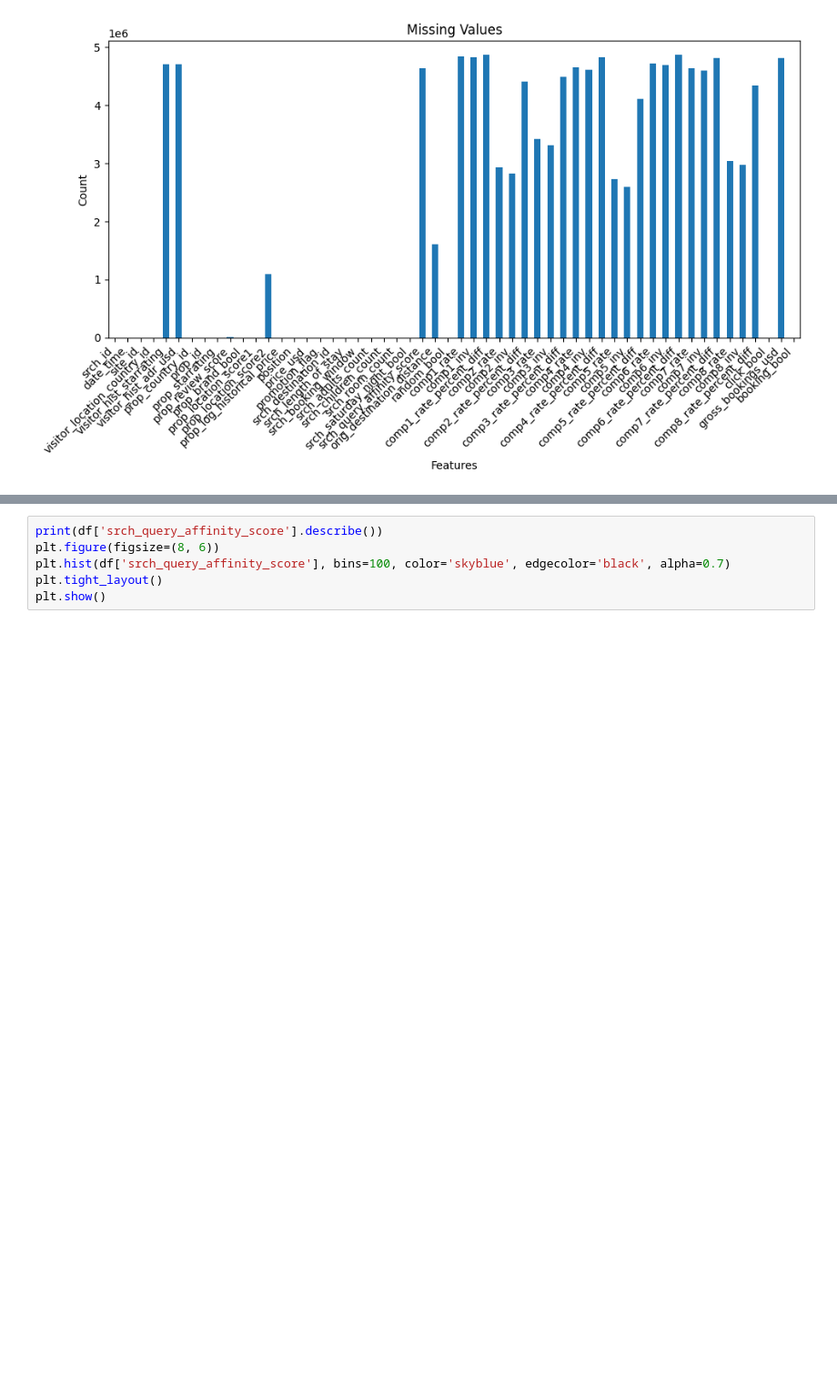
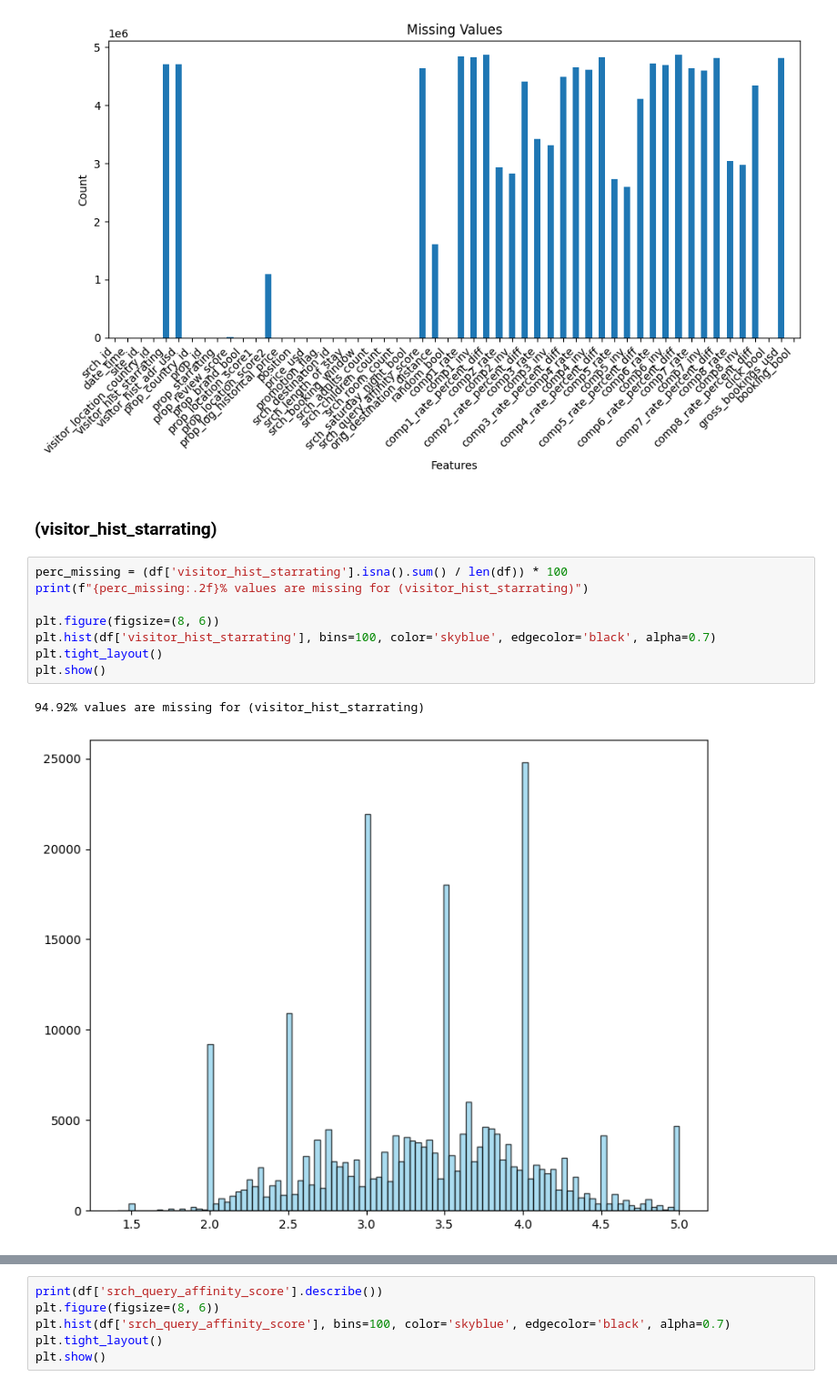
Before and after one commit to notJustus/expedia-recommender, a Jupyter notebook: eda_expedia.ipynb, the cells around one changed output, grey strips where cells are left out. Shown at 91% size. Saved outputs shown, nothing was run; the diff lists cells and outputs as text; blank space fills up the shorter version.

Commit message:
investigated missing values

```diff
--- a/eda_expedia.ipynb
+++ b/eda_expedia.ipynb
@@ -93,3 +93,16 @@ plt.tight_layout()
 plt.show()
 # %% [output]
 [figure]
+# %% [markdown]
+### (visitor_hist_starrating)
+# %%
+perc_missing = (df['visitor_hist_starrating'].isna().sum() / len(df)) * 100
+print(f"{perc_missing:.2f}% values are missing for (visitor_hist_starrating)")
+
+plt.figure(figsize=(8, 6))
+plt.hist(df['visitor_hist_starrating'], bins=100, color='skyblue', edgecolor='black', alpha=0.7)
+plt.tight_layout()
+plt.show()
+# %% [output]
+94.92% values are missing for (visitor_hist_starrating)
+[figure, added]
```
Also changed, not shown: parts of 15 cells of this notebook.
